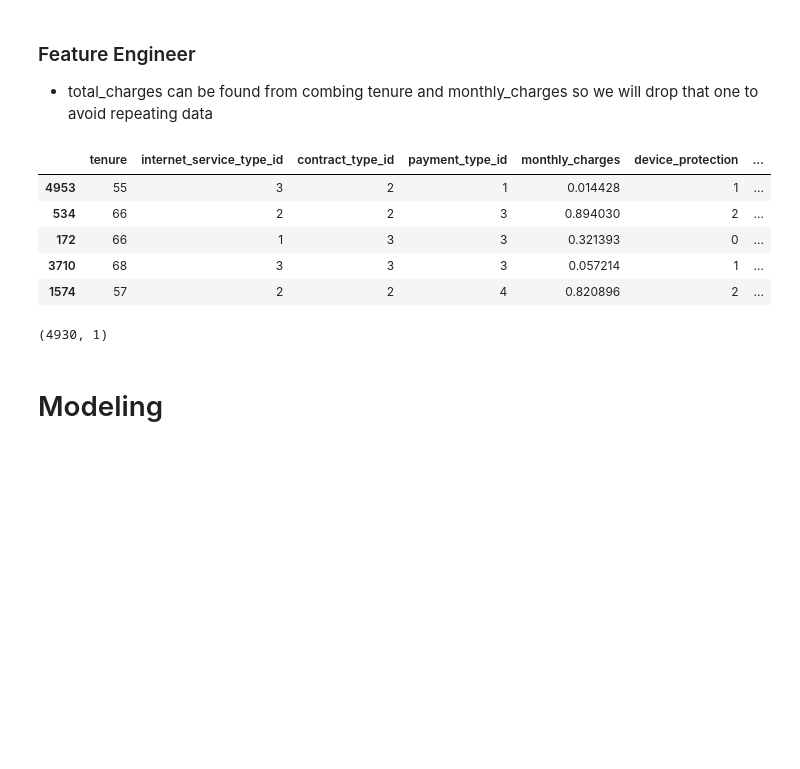
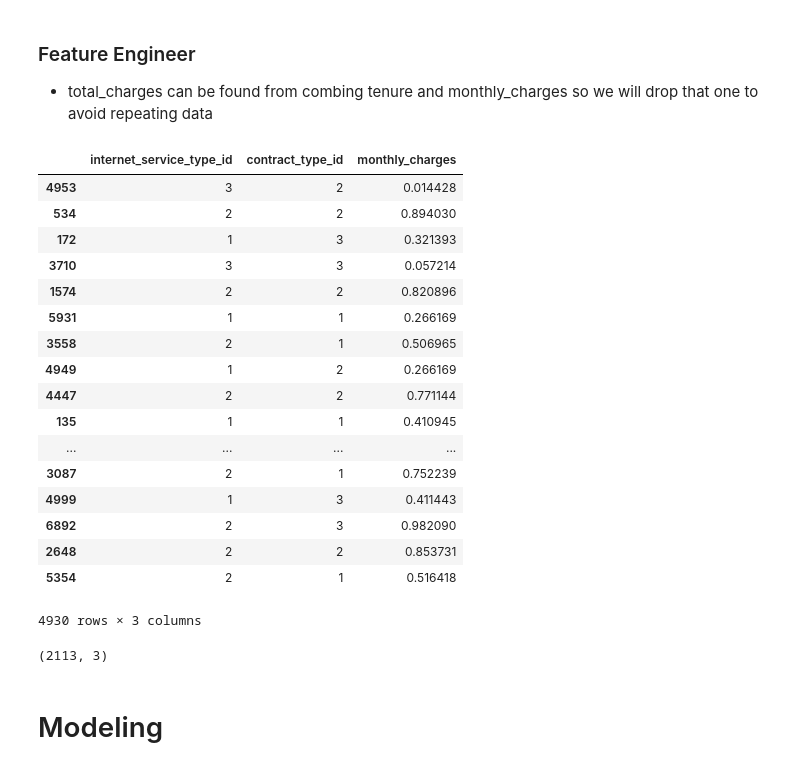
Before and after one commit to classification-project-steven-nicole/classification_project, a Jupyter notebook: steven_classification_project.ipynb, the cells around one changed output. Cells and saved outputs as stored; diff of their text form; code cells hidden in the pictures; blank space fills up the shorter version.

Commit message:
running tests

```diff
--- a/steven_classification_project.ipynb
+++ b/steven_classification_project.ipynb
@@ -268,4 +268,9 @@ train = train.drop(columns= ['total_charges',
            'rate_churn',
            'tenure_months',
            'churn',
-           'senior_citizen'], axis=1)
+           'senior_citizen',
+           'paperless_billing',
+           'payment_type_id',
+            'device_protection',
+            'tech_support',
+            'tenure'], axis=1)
@@ -272,16 +302,28 @@ train = train.drop(columns= ['total_charges',
 # %%
-train.head()
+train
 # %% [output]
-|  | tenure | internet_service_type_id | contract_type_id | payment_type_id | monthly_charges | device_protection | ... |
-| 4953 | 55 | 3 | 2 | 1 | 0.014428 | 1 | ... |
-| 534 | 66 | 2 | 2 | 3 | 0.894030 | 2 | ... |
-| 172 | 66 | 1 | 3 | 3 | 0.321393 | 0 | ... |
-| 3710 | 68 | 3 | 3 | 3 | 0.057214 | 1 | ... |
-| 1574 | 57 | 2 | 2 | 4 | 0.820896 | 2 | ... |
+|  | internet_service_type_id | contract_type_id | monthly_charges |
+| 4953 | 3 | 2 | 0.014428 |
+| 534 | 2 | 2 | 0.894030 |
+| 172 | 1 | 3 | 0.321393 |
+| 3710 | 3 | 3 | 0.057214 |
+| 1574 | 2 | 2 | 0.820896 |
+| 5931 | 1 | 1 | 0.266169 |
+| 3558 | 2 | 1 | 0.506965 |
+| 4949 | 1 | 2 | 0.266169 |
+| 4447 | 2 | 2 | 0.771144 |
+| 135 | 1 | 1 | 0.410945 |
+| ... | ... | ... | ... |
+| 3087 | 2 | 1 | 0.752239 |
+| 4999 | 1 | 3 | 0.411443 |
+| 6892 | 2 | 3 | 0.982090 |
+| 2648 | 2 | 2 | 0.853731 |
+| 5354 | 2 | 1 | 0.516418 |
+4930 rows × 3 columns
 # %%
-y_train.shape
+test.shape
 # %% [output]
-(4930, 1)
+(2113, 3)
 # %% [markdown]
 # Modeling
 # %% [markdown]
```
Also changed, not shown: parts of 16 cells of this notebook.
